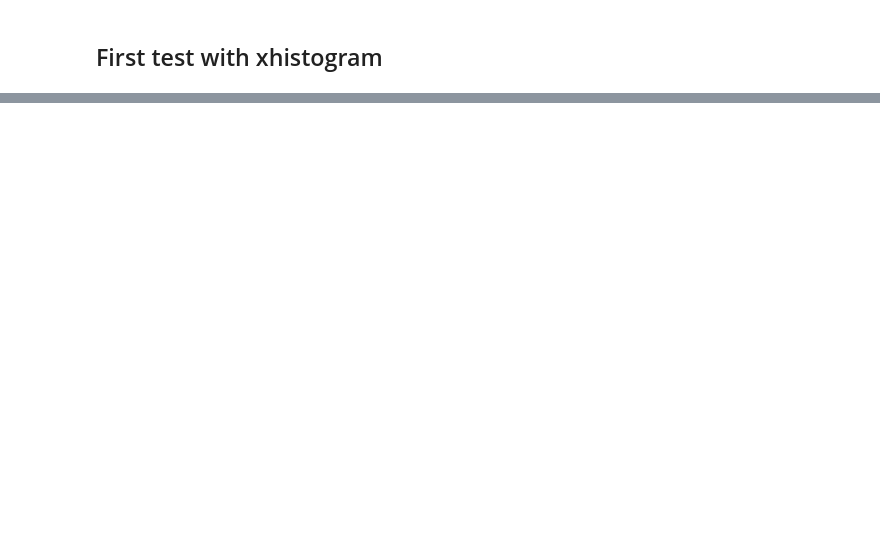
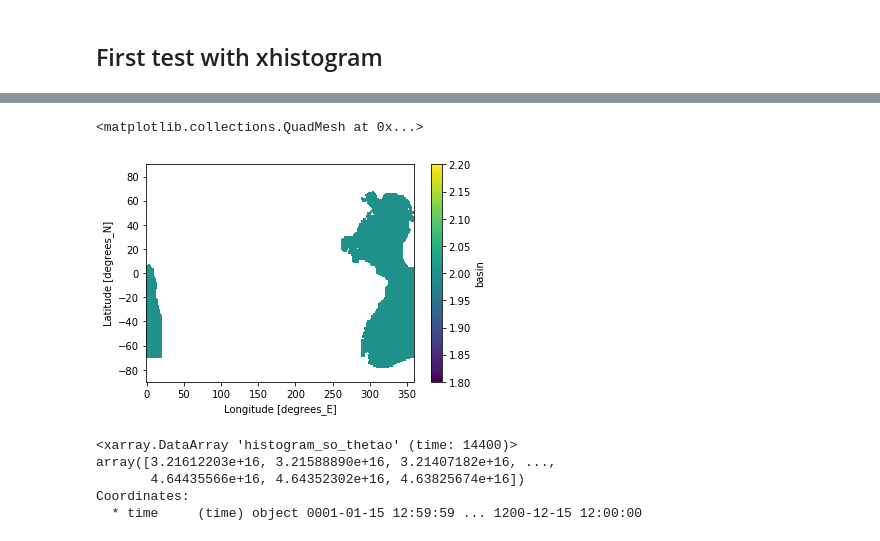
Before and after one commit to raphaeldussin/cmip6hack_water_masses_future, a Jupyter notebook: notebooks/Watermasses.ipynb, the cells around one changed output, grey strips where cells are left out. Saved outputs shown, nothing was run; the diff lists cells and outputs as text; code cells hidden in the pictures; blank space fills up the shorter version.

```diff
--- a/notebooks/Watermasses.ipynb
+++ b/notebooks/Watermasses.ipynb
@@ -203,0 +255,5 @@ vol_nadw.plot()
+# %%
+basincodes['basin'].where(basincodes['basin'] == 2).plot()
+# %% [output]
+<matplotlib.collections.QuadMesh at 0x...>
+[figure, added]
@@ -203,0 +269,8 @@ vol_nadw.plot()
+# %%
+atl_vol_nadw_CESM2.load()
+# %% [output]
+<xarray.DataArray 'histogram_so_thetao' (time: 14400)>
+array([3.21612203e+16, 3.21588890e+16, 3.21407182e+16, ...,
+       4.64435566e+16, 4.64352302e+16, 4.63825674e+16])
+Coordinates:
+  * time     (time) object 0001-01-15 12:59:59 ... 1200-12-15 12:00:00
```
Also changed, not shown: parts of 42 cells of this notebook.
